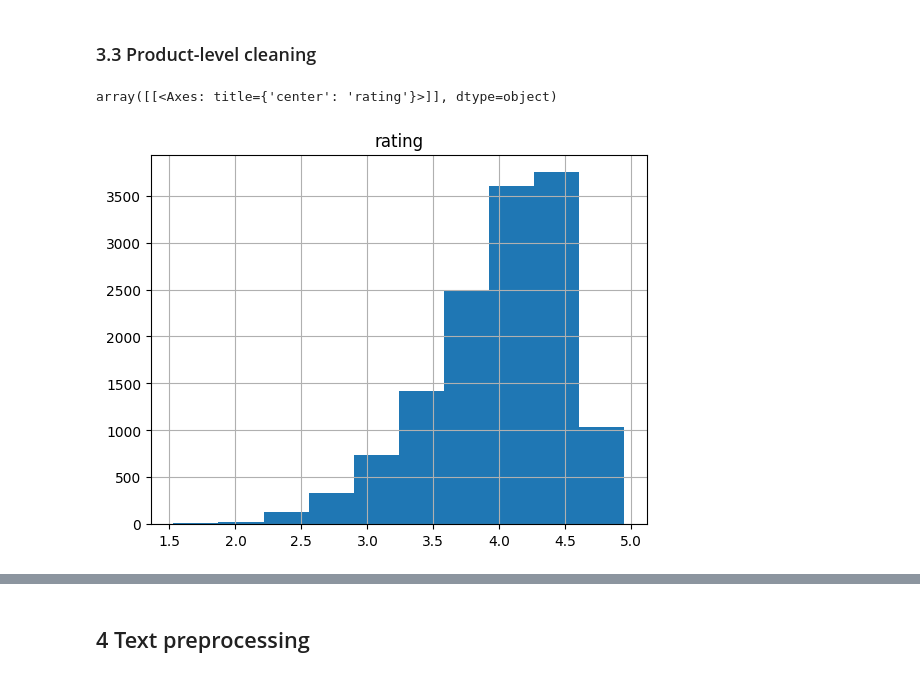
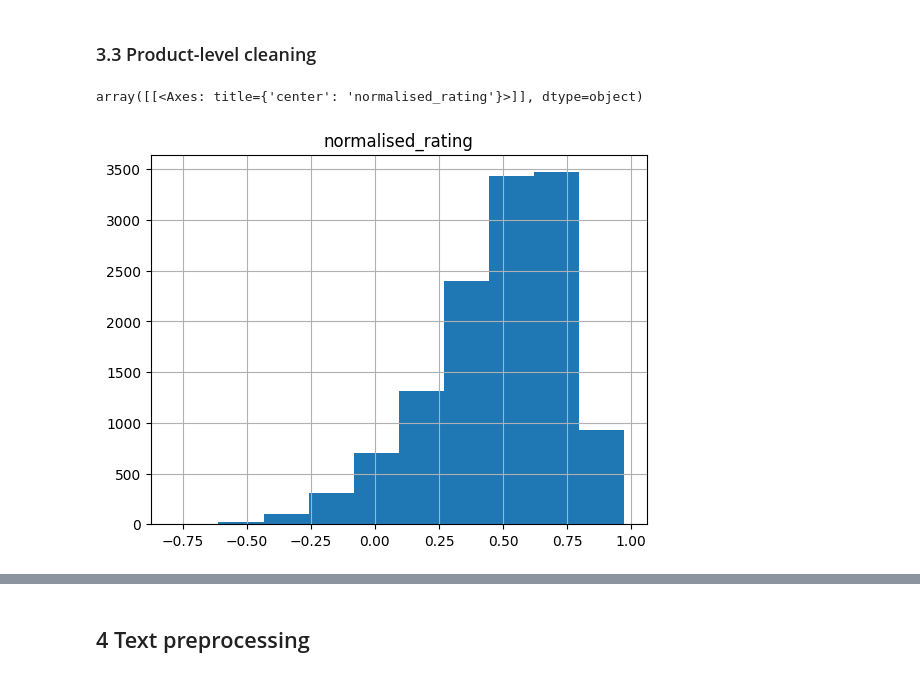
Before and after one commit to wj-484/wj-dspp-repo, a Jupyter notebook: review-nlp/Amazon-review-NLP.ipynb, the cells around one changed output, grey strips where cells are left out. Saved outputs shown, nothing was run; the diff lists cells and outputs as text; code cells hidden in the pictures.

```diff
--- a/review-nlp/Amazon-review-NLP.ipynb
+++ b/review-nlp/Amazon-review-NLP.ipynb
@@ -65,7 +70,7 @@ test_dict
  'verified_purchase': True}
 # %%
 # Choose columns of interest
-cols = ['rating', 'text', 'parent_asin']
+cols = ['rating', 'text', 'asin']
 # %% [markdown]
 ### 2.2 Read in raw data
 # %%
@@ -233,16 +214,16 @@ raw_reviews = raw_reviews.loc[~raw_reviews['text'].str.contains(r'^[^a-zA-Z]*$')
 ### 3.3 Product-level cleaning
 # %%
 # Count of review classification by product
-rating_classification_product_counts = raw_reviews.groupby(['parent_asin', 'rating_classification']).size().unstack(fill_value=0)
+rating_classification_product_counts = raw_reviews.groupby(['asin', 'rating_classification']).size().unstack(fill_value=0)
 # %%
 # Remove reviews of products with fewer than 10 of each type of review
 valid_asins = rating_classification_product_counts[(rating_classification_product_counts >= 10).all(axis=1)].index
-raw_reviews = raw_reviews[raw_reviews['parent_asin'].isin(valid_asins)]
+raw_reviews = raw_reviews[raw_reviews['asin'].isin(valid_asins)]
 # %%
 # Distribution of mean reviews by product
-mean_ratings = raw_reviews[['parent_asin', 'rating']].groupby('parent_asin').mean()
+mean_ratings = raw_reviews[['asin', 'normalised_rating']].groupby('asin').mean()
 
 mean_ratings.hist()
 # %% [output]
-array([[<Axes: title={'center': 'rating'}>]], dtype=object)
+array([[<Axes: title={'center': 'normalised_rating'}>]], dtype=object)
-[figure, old version]
+[figure, new version]
```
Also changed, not shown: parts of 60 cells of this notebook.
